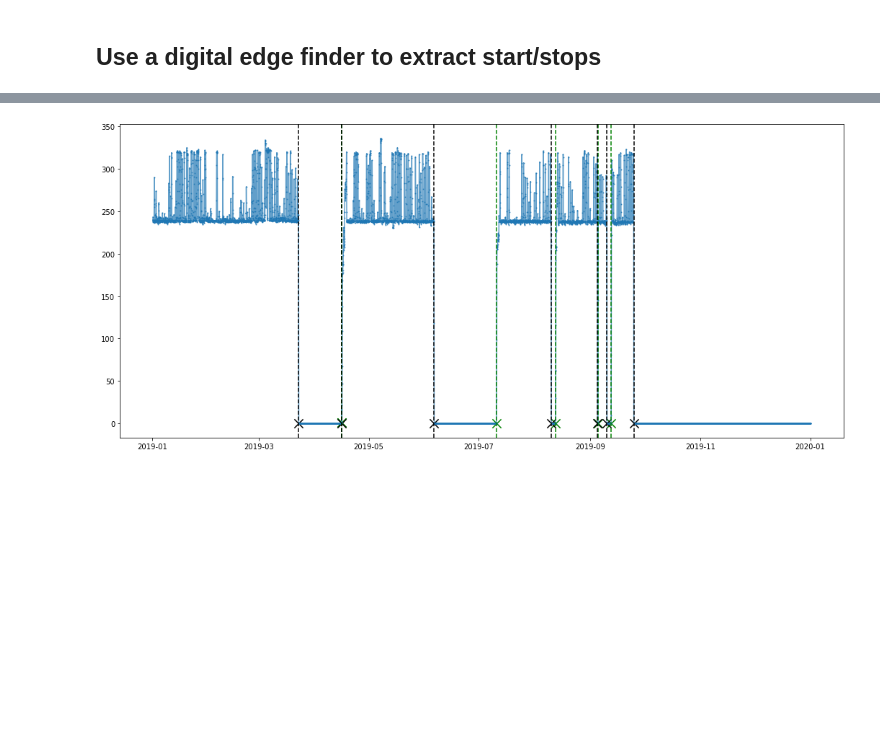
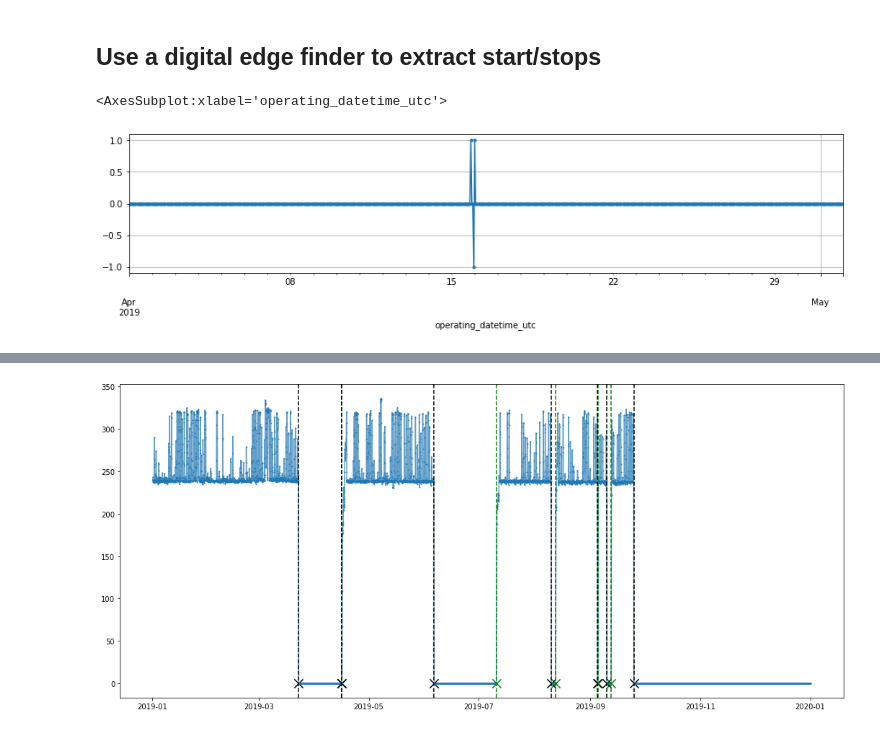
Before and after one commit to catalyst-cooperative/epacems_ramp_rates, a Jupyter notebook: notebooks/2.0-tb-startup_shutdown_locator.ipynb, the cells around one changed output, grey strips where cells are left out. Drawn from its saved outputs; the diff is of its cells as text; code cells hidden in the pictures; blank space fills up the shorter version.

Commit message:
make and test _find_blocks_of_zeros to locate start and stop events

```diff
--- a/notebooks/2.0-tb-startup_shutdown_locator.ipynb
+++ b/notebooks/2.0-tb-startup_shutdown_locator.ipynb
@@ -142 +173,8 @@ THRESH = 1.5
+# %%
+diff = unit.gt(0).astype(np.int8).diff().squeeze()
+# %%
+diff[START:END].plot(marker='.', figsize=(15,3), grid=True)
+# %% [output]
+<AxesSubplot:xlabel='operating_datetime_utc'>
+[figure, added]
 # %%
```
Also changed, not shown: parts of 22 cells of this notebook, 2 other files.
